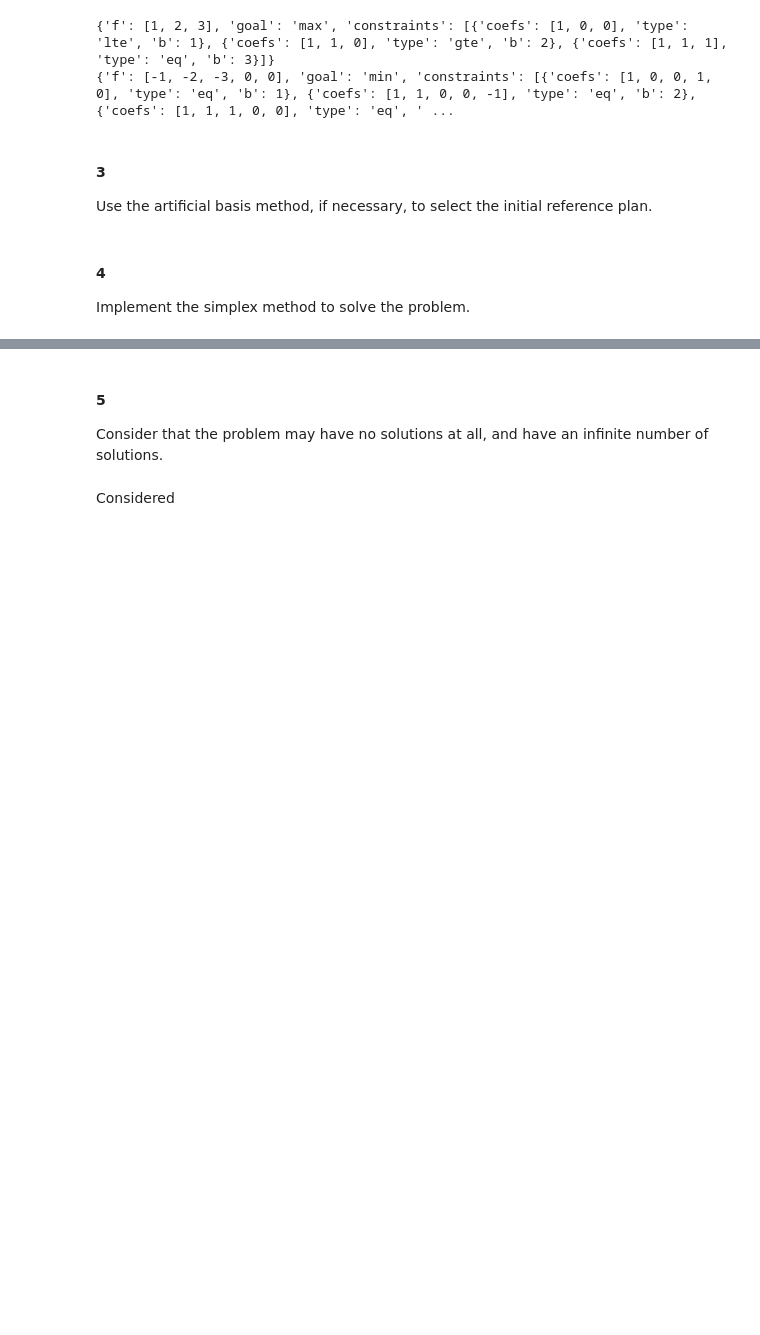
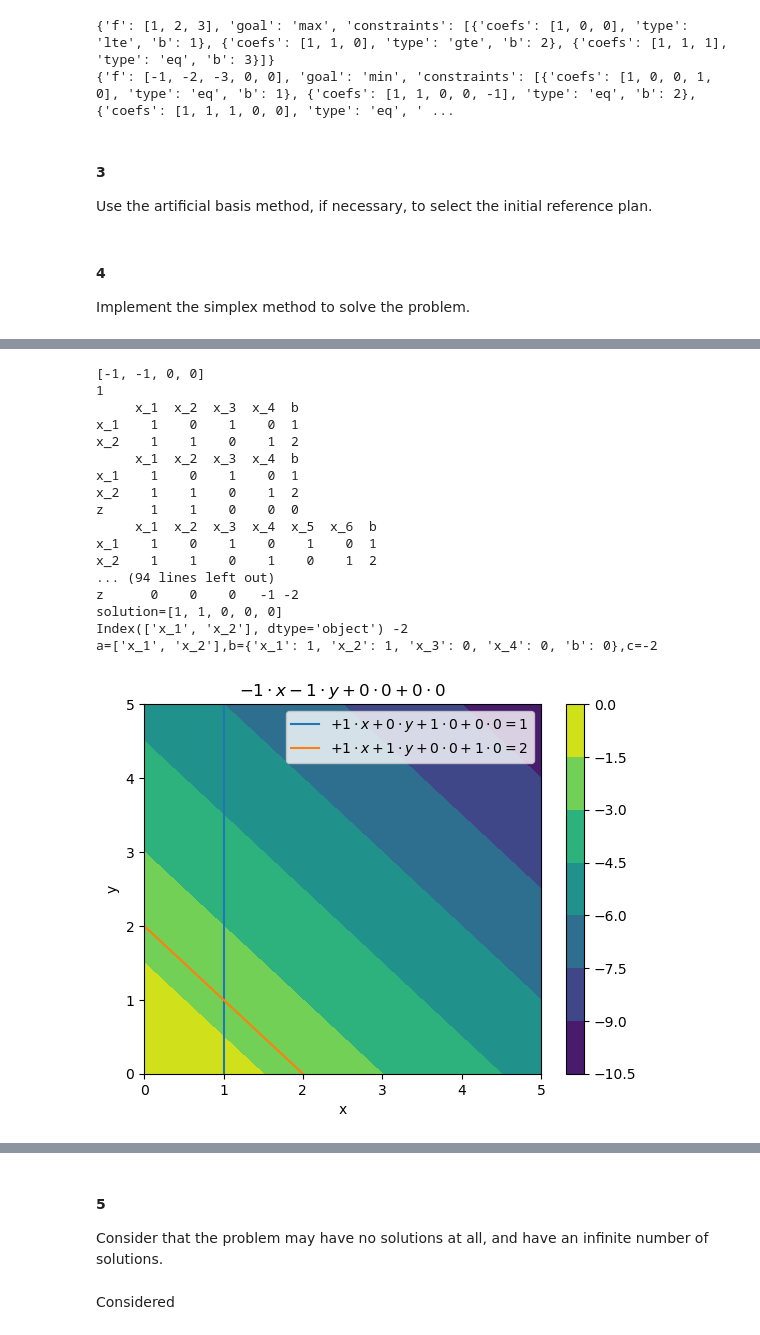
Before and after one commit to ricet8ur/optimization_labs, a Jupyter notebook: 2/linear_programming.ipynb, the cells around one changed output, grey strips where cells are left out. Drawn from its saved outputs; the diff is of its cells as text; code cells hidden in the pictures; blank space fills up the shorter version.

```diff
--- a/2/linear_programming.ipynb
+++ b/2/linear_programming.ipynb
@@ -605 +861,22 @@ Index(['x_1', 'x_2', 'x_5'], dtype='object') 5
+# %%
+visualize_simplex_method_simple_parallel()
+# %% [output]
+[-1, -1, 0, 0]
+1
+     x_1  x_2  x_3  x_4  b
+x_1    1    0    1    0  1
+x_2    1    1    0    1  2
+     x_1  x_2  x_3  x_4  b
+x_1    1    0    1    0  1
+x_2    1    1    0    1  2
+z      1    1    0    0  0
+     x_1  x_2  x_3  x_4  x_5  x_6  b
+x_1    1    0    1    0    1    0  1
+x_2    1    1    0    1    0    1  2
+... (94 lines left out)
+z      0    0    0   -1 -2
+solution=[1, 1, 0, 0, 0]
+Index(['x_1', 'x_2'], dtype='object') -2
+a=['x_1', 'x_2'],b={'x_1': 1, 'x_2': 1, 'x_3': 0, 'x_4': 0, 'b': 0},c=-2
+[figure, added]
 # %%
```
Also changed, not shown: parts of 11 cells of this notebook, 1 other file.
